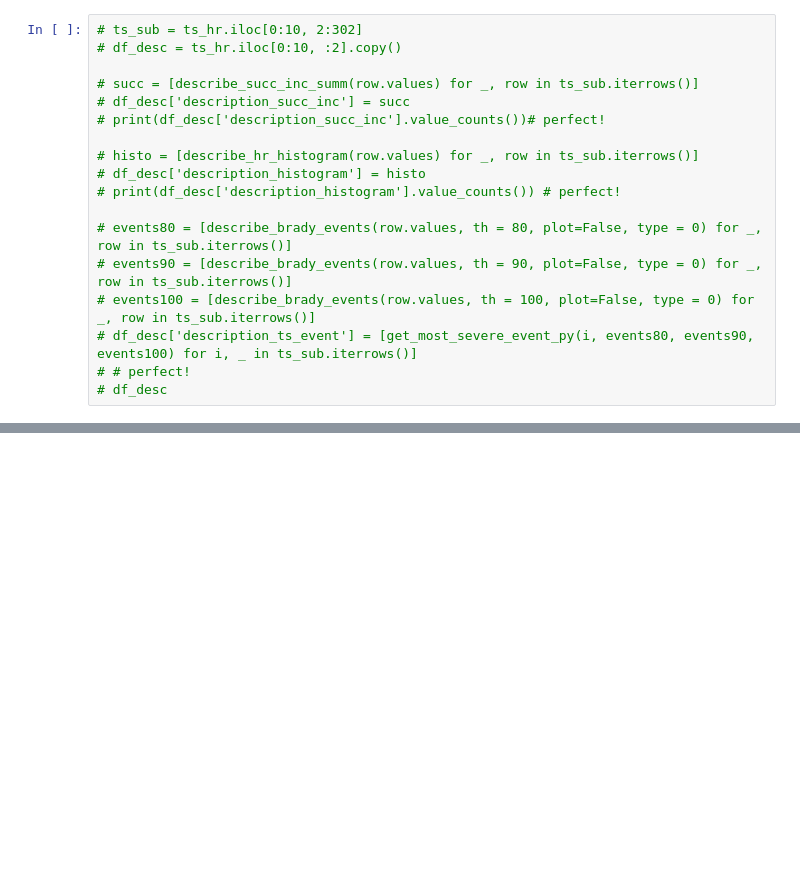
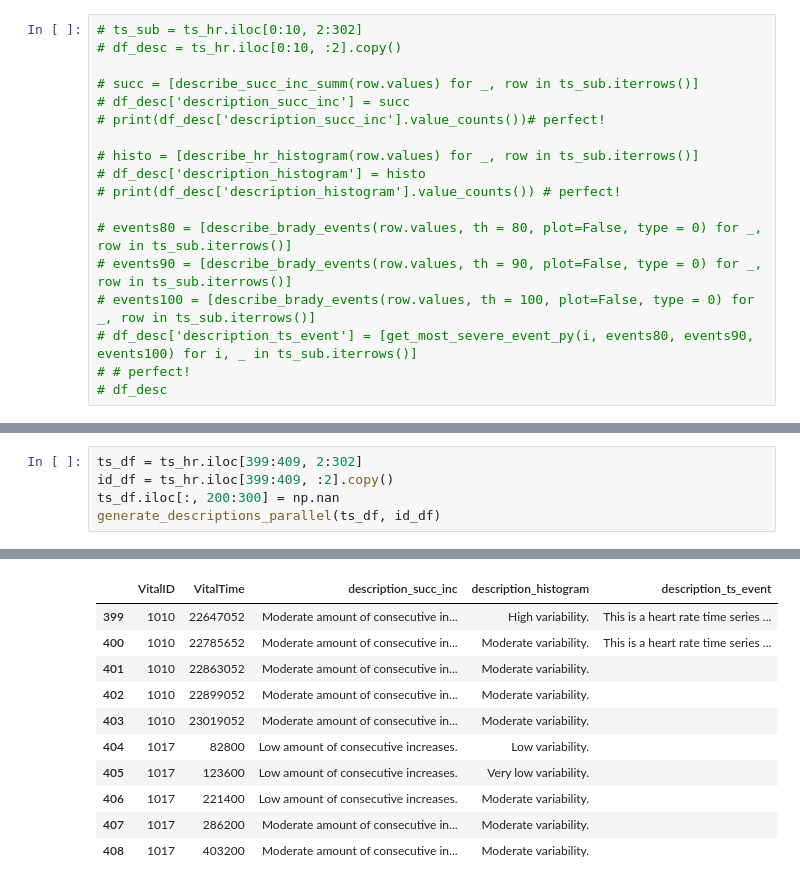
Before and after one commit to JiaxingQiu/llm_nicu_vitalsigns, a Jupyter notebook: script/CLIP/test_describer.ipynb, the cells around one changed output, grey strips where cells are left out. Cells and saved outputs as stored; diff of their text form; blank space fills up the shorter version.

```diff
--- a/script/CLIP/test_describer.ipynb
+++ b/script/CLIP/test_describer.ipynb
@@ -45,0 +46,6 @@ generate_descriptions(ts_df, id_df)
+# %%
+ts_df = ts_hr.iloc[399:409, 2:302]
+id_df = ts_hr.iloc[399:409, :2].copy()
+ts_df.iloc[:, 200:300] = np.nan
+generate_descriptions_parallel(ts_df, id_df)
+# %% [output]
@@ -45,0 +55,11 @@ generate_descriptions(ts_df, id_df)
+|  | VitalID | VitalTime | description_succ_inc | description_histogram | description_ts_event |
+| 399 | 1010 | 22647052 | Moderate amount of consecutive in... | High variability. | This is a heart rate time series ... |
+| 400 | 1010 | 22785652 | Moderate amount of consecutive in... | Moderate variability. | This is a heart rate time series ... |
+| 401 | 1010 | 22863052 | Moderate amount of consecutive in... | Moderate variability. |  |
+| 402 | 1010 | 22899052 | Moderate amount of consecutive in... | Moderate variability. |  |
+| 403 | 1010 | 23019052 | Moderate amount of consecutive in... | Moderate variability. |  |
+| 404 | 1017 | 82800 | Low amount of consecutive increases. | Low variability. |  |
+| 405 | 1017 | 123600 | Low amount of consecutive increases. | Very low variability. |  |
+| 406 | 1017 | 221400 | Low amount of consecutive increases. | Moderate variability. |  |
+| 407 | 1017 | 286200 | Moderate amount of consecutive in... | Moderate variability. |  |
+| 408 | 1017 | 403200 | Moderate amount of consecutive in... | Moderate variability. |  |
```
Also changed, not shown: parts of 3 cells of this notebook, 5 other files.
